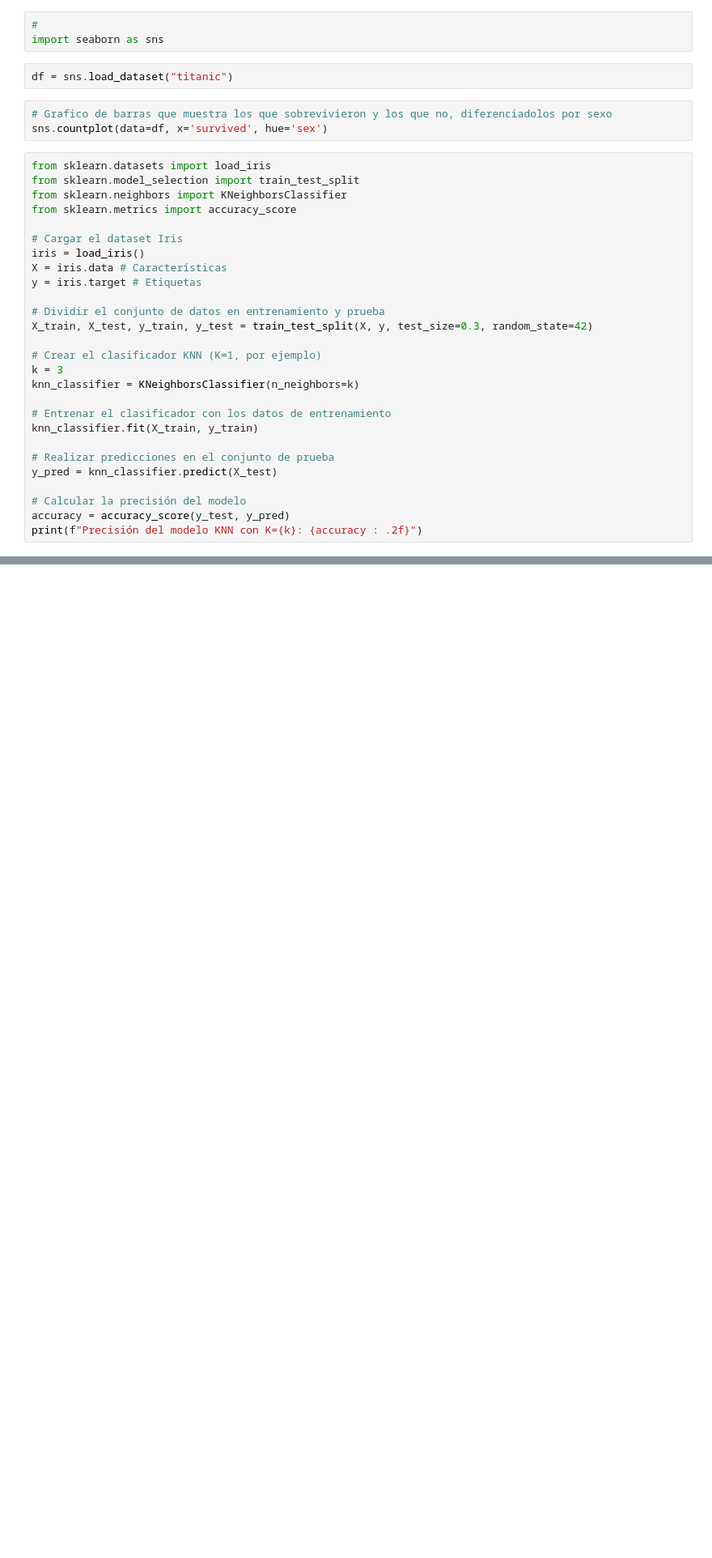
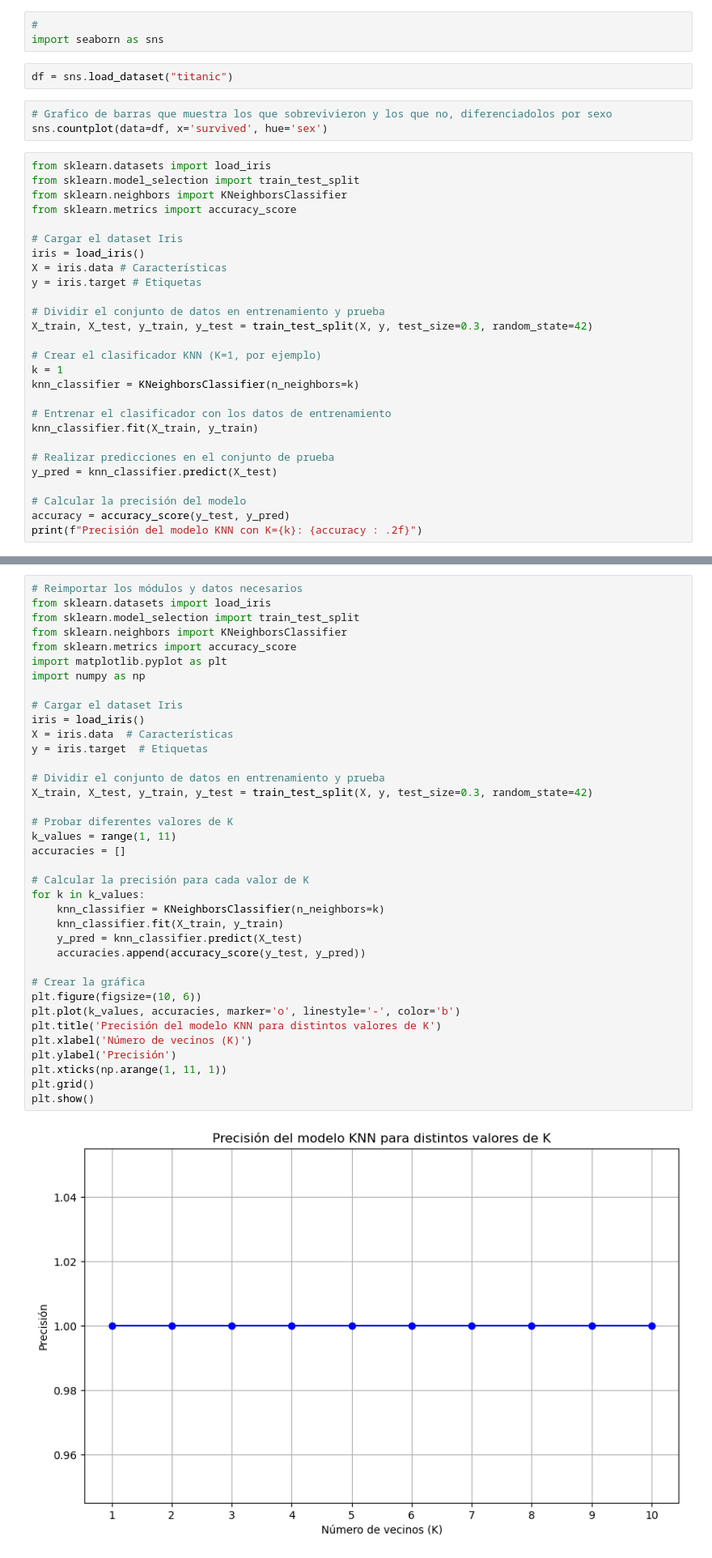
Before and after one commit to kabb98/IABD, a Jupyter notebook: PIA/Actividades/Actividad4/pruebas.ipynb, the cells around one changed output, grey strips where cells are left out. Shown at 81% size. Saved outputs shown, nothing was run; the diff lists cells and outputs as text; blank space fills up the shorter version.

```diff
--- a/PIA/Actividades/Actividad4/pruebas.ipynb
+++ b/PIA/Actividades/Actividad4/pruebas.ipynb
@@ -176,7 +176,7 @@ y = iris.target # Etiquetas
 X_train, X_test, y_train, y_test = train_test_split(X, y, test_size=0.3, random_state=42)
 
 # Crear el clasificador KNN (K=1, por ejemplo)
-k = 3
+k = 1
 knn_classifier = KNeighborsClassifier(n_neighbors=k)
 
 # Entrenar el clasificador con los datos de entrenamiento
@@ -191,3 +193,42 @@ print(f"Precisión del modelo KNN con K={k}: {accuracy : .2f}")
+# %%
+# Reimportar los módulos y datos necesarios
+from sklearn.datasets import load_iris
+from sklearn.model_selection import train_test_split
+from sklearn.neighbors import KNeighborsClassifier
+from sklearn.metrics import accuracy_score
+import matplotlib.pyplot as plt
+import numpy as np
+
+# Cargar el dataset Iris
+iris = load_iris()
+X = iris.data  # Características
+y = iris.target  # Etiquetas
+
+# Dividir el conjunto de datos en entrenamiento y prueba
+X_train, X_test, y_train, y_test = train_test_split(X, y, test_size=0.3, random_state=42)
+
+# Probar diferentes valores de K
+k_values = range(1, 11)
+accuracies = []
+
+# Calcular la precisión para cada valor de K
+for k in k_values:
+    knn_classifier = KNeighborsClassifier(n_neighbors=k)
+    knn_classifier.fit(X_train, y_train)
+    y_pred = knn_classifier.predict(X_test)
+    accuracies.append(accuracy_score(y_test, y_pred))
+
+# Crear la gráfica
+plt.figure(figsize=(10, 6))
+plt.plot(k_values, accuracies, marker='o', linestyle='-', color='b')
+plt.title('Precisión del modelo KNN para distintos valores de K')
+plt.xlabel('Número de vecinos (K)')
+plt.ylabel('Precisión')
+plt.xticks(np.arange(1, 11, 1))
+plt.grid()
+plt.show()
+# %% [output]
+[figure, added]
 # %%
 import numpy as np
 import matplotlib.pyplot as plt
```
Also changed, not shown: parts of 7 cells of this notebook, 1 other file.
